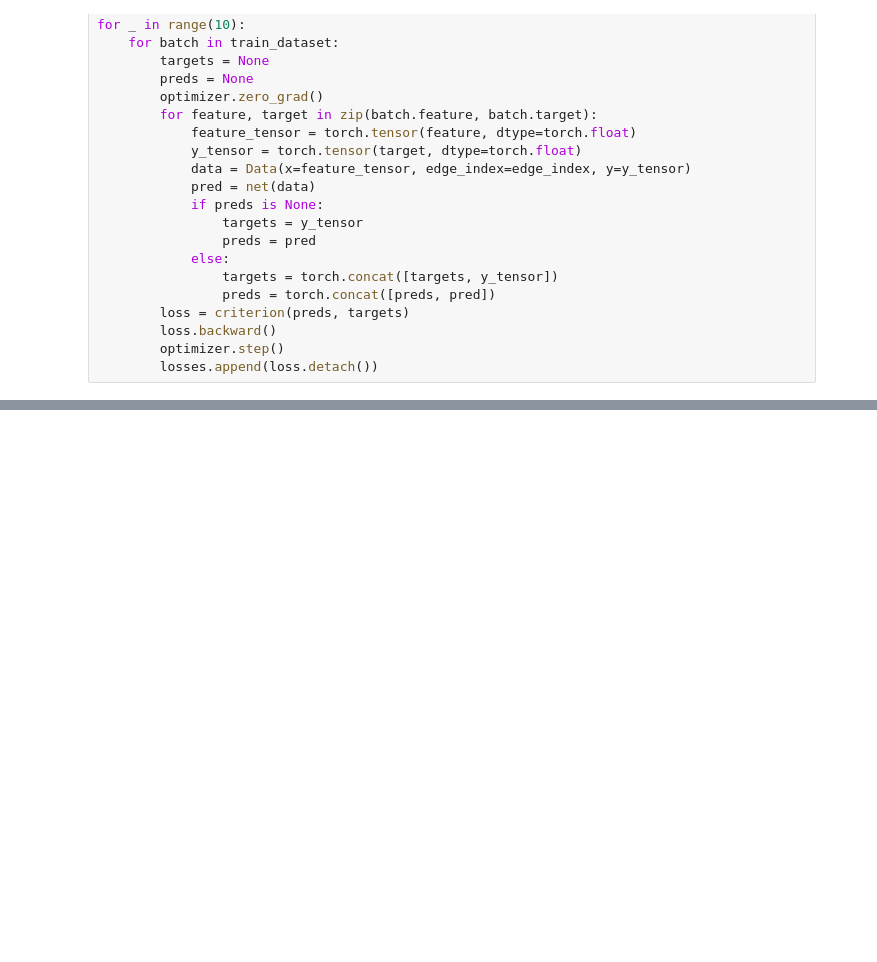
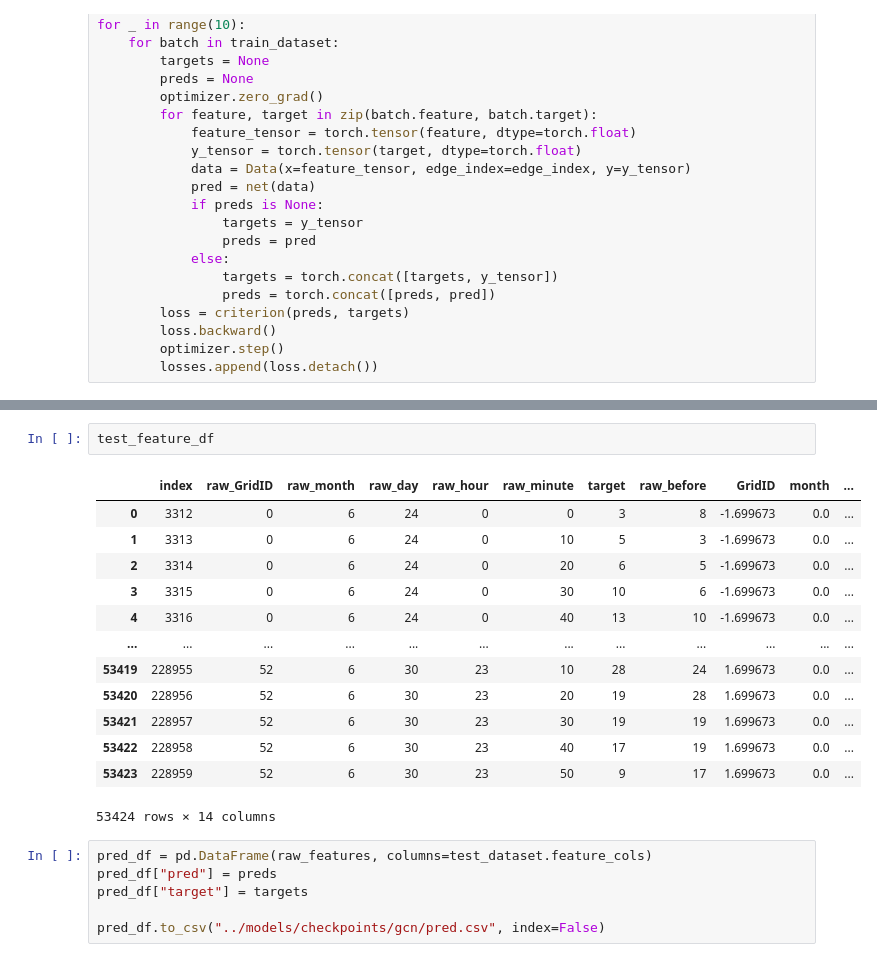
Before and after one commit to kex5n/Vehicles-Dispatch-Simulator, a Jupyter notebook: notebook/train_gcn.ipynb, the cells around one changed output, grey strips where cells are left out. Drawn from its saved outputs; the diff is of its cells as text; blank space fills up the shorter version.

```diff
--- a/notebook/train_gcn.ipynb
+++ b/notebook/train_gcn.ipynb
@@ -376,0 +461,22 @@ tensor([ 5.4854,  0.5875,  0.3699,  ...,  3.7447, 28.4466, 10.1963],
+# %%
+test_feature_df
+# %% [output]
+|  | index | raw_GridID | raw_month | raw_day | raw_hour | raw_minute | target | raw_before | GridID | month | ... |
+| 0 | 3312 | 0 | 6 | 24 | 0 | 0 | 3 | 8 | -1.699673 | 0.0 | ... |
+| 1 | 3313 | 0 | 6 | 24 | 0 | 10 | 5 | 3 | -1.699673 | 0.0 | ... |
+| 2 | 3314 | 0 | 6 | 24 | 0 | 20 | 6 | 5 | -1.699673 | 0.0 | ... |
+| 3 | 3315 | 0 | 6 | 24 | 0 | 30 | 10 | 6 | -1.699673 | 0.0 | ... |
+| 4 | 3316 | 0 | 6 | 24 | 0 | 40 | 13 | 10 | -1.699673 | 0.0 | ... |
+| ... | ... | ... | ... | ... | ... | ... | ... | ... | ... | ... | ... |
+| 53419 | 228955 | 52 | 6 | 30 | 23 | 10 | 28 | 24 | 1.699673 | 0.0 | ... |
+| 53420 | 228956 | 52 | 6 | 30 | 23 | 20 | 19 | 28 | 1.699673 | 0.0 | ... |
+| 53421 | 228957 | 52 | 6 | 30 | 23 | 30 | 19 | 19 | 1.699673 | 0.0 | ... |
+| 53422 | 228958 | 52 | 6 | 30 | 23 | 40 | 17 | 19 | 1.699673 | 0.0 | ... |
+| 53423 | 228959 | 52 | 6 | 30 | 23 | 50 | 9 | 17 | 1.699673 | 0.0 | ... |
+53424 rows × 14 columns
+# %%
+pred_df = pd.DataFrame(raw_features, columns=test_dataset.feature_cols)
+pred_df["pred"] = preds
+pred_df["target"] = targets
+
+pred_df.to_csv("../models/checkpoints/gcn/pred.csv", index=False)
```
Also changed, not shown: parts of 15 cells of this notebook, 13 other files.
